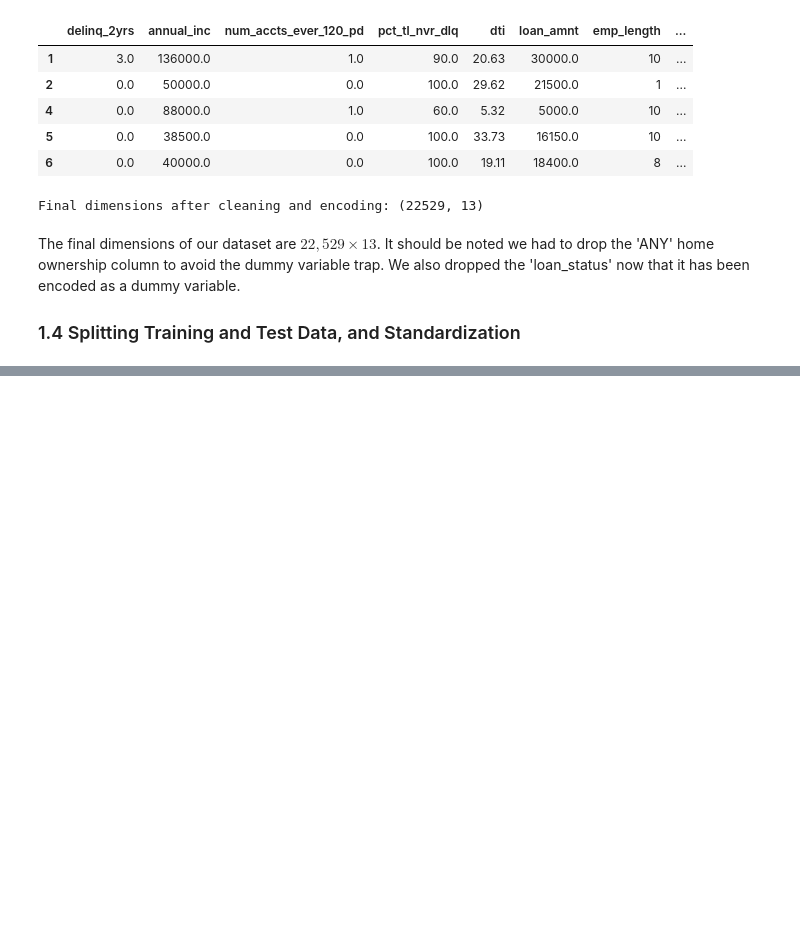
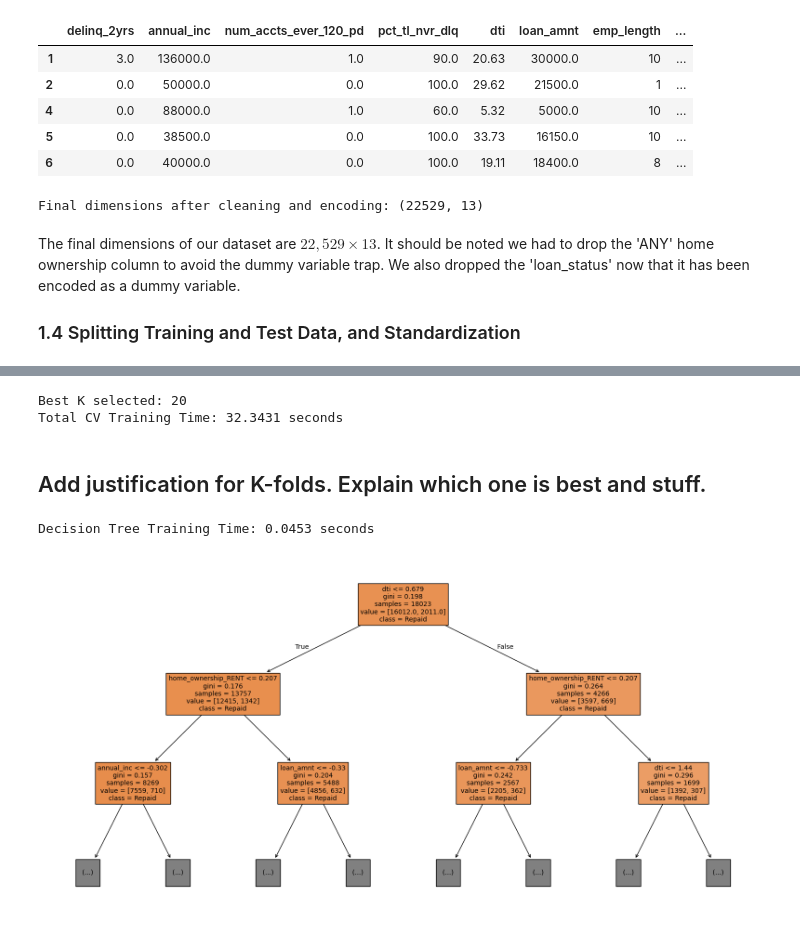
Before and after one commit to yangke34/RSM338-Assignment-5, a Jupyter notebook: RSM338 Assignment 5.ipynb, the cells around one changed output, grey strips where cells are left out. Drawn from its saved outputs; the diff is of its cells as text; code cells hidden in the pictures; blank space fills up the shorter version.

Commit message:
Fitted all four models in Part 2, still needs some work

```diff
--- a/RSM338 Assignment 5.ipynb
+++ b/RSM338 Assignment 5.ipynb
@@ -202,0 +241,63 @@ The data has now been split $80/20$ for training and testing respectively, and s
+# %%
+# K Nearest Neighbours
+from sklearn.neighbors import KNeighborsClassifier
+from sklearn.model_selection import GridSearchCV
+
+# 1. Define the values of K to test
+param_grid = {'n_neighbors': [3, 5, 7, 10, 12, 15, 20]}
+
+# 2. Initialize KNN
+knn = KNeighborsClassifier()
+
+# 3. Setup GridSearchCV with 10 folds
+# We use 'accuracy' as the scoring metric to decide the "best" K
+grid_search = GridSearchCV(knn, param_grid, cv=10, scoring='accuracy')
+
+# 4. Time the process
+start_time = time.time()
+grid_search.fit(X_train_scaled, y_train)
+cv_time = time.time() - start_time
+
+# 5. Results
+print(f"Best K selected: {grid_search.best_params_['n_neighbors']}")
+print(f"Total CV Training Time: {cv_time:.4f} seconds")
+# %% [output]
+Best K selected: 20
+Total CV Training Time: 32.3431 seconds
+# %% [markdown]
+## Add justification for K-folds. Explain which one is best and stuff.
+# %%
+# Decision Tree
+from sklearn.tree import DecisionTreeClassifier
+
+# 1. Initialize the model
+# We set a max_depth to keep the tree from becoming a massive, overfitted mess
+dt_model = DecisionTreeClassifier(max_depth=5, random_state=23)
+
+# 2. Record the start time
+start_dt = time.time()
+
+# 3. Fit the model to your SCALED training data
+dt_model.fit(X_train_scaled, y_train)
+
+# 4. Record the end time
+end_dt = time.time()
+dt_time = end_dt - start_dt
+
+print(f"Decision Tree Training Time: {dt_time:.4f} seconds")
+# %% [output]
+Decision Tree Training Time: 0.0453 seconds
+# %%
+from sklearn.tree import plot_tree
+import matplotlib.pyplot as plt
+
+plt.figure(figsize=(20,10))
+plot_tree(dt_model,
+          feature_names=X.columns,
+          class_names=['Repaid', 'Default'],
+          filled=True,
+          fontsize=10,
+          max_depth=2) # We only show the top of the tree so it's readable
+plt.show()
+# %% [output]
+[figure, added]
```
Also changed, not shown: parts of 4 cells of this notebook.
